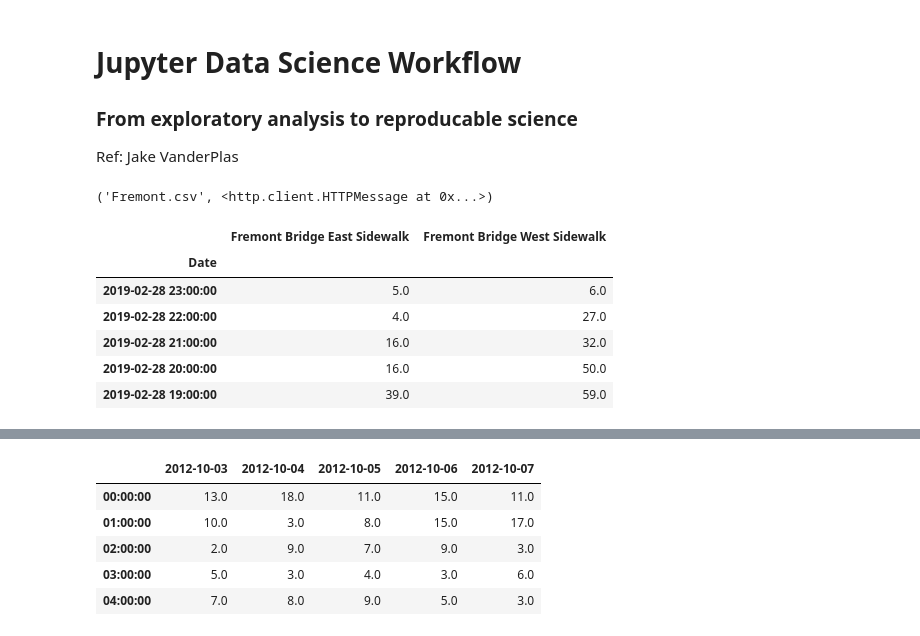
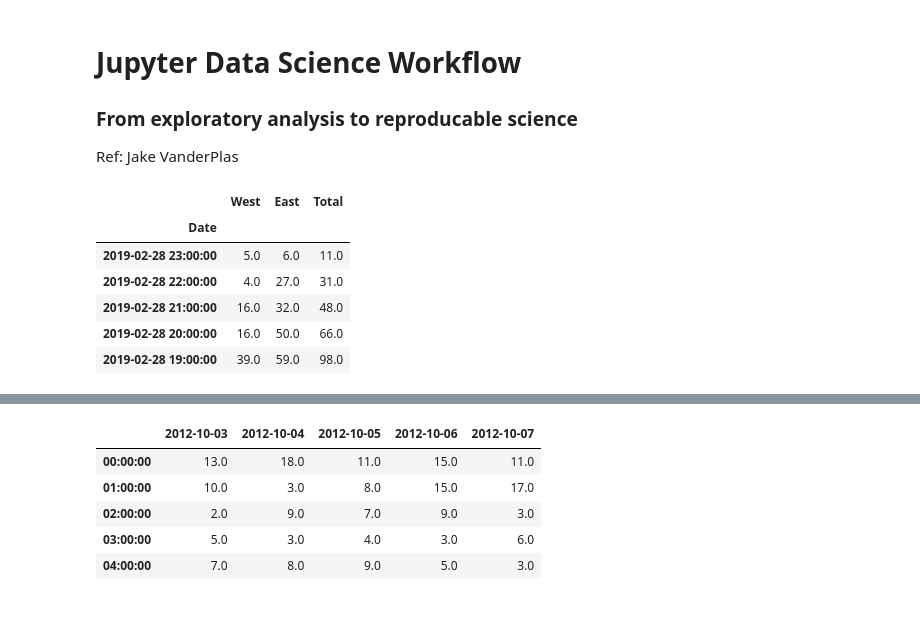
Before and after one commit to pugwala/JupyterWorkflow, a Jupyter notebook: JupyterWorkflow.ipynb, the cells around one changed output, grey strips where cells are left out. Drawn from its saved outputs; the diff is of its cells as text; code cells hidden in the pictures.

```diff
--- a/JupyterWorkflow.ipynb
+++ b/JupyterWorkflow.ipynb
@@ -9,17 +6,0 @@ URL = 'https://data.seattle.gov/api/views/65db-xm6k/rows.csv?accessType=DOWNLOAD
-# %%
-from urllib.request import urlretrieve
-urlretrieve(URL, 'Fremont.csv')
-# %% [output]
-('Fremont.csv', <http.client.HTTPMessage at 0x...>)
-# %%
-import pandas as pd
-data = pd.read_csv('Fremont.csv', index_col='Date', parse_dates=True)
-data.head()
-# %% [output]
-|  | Fremont Bridge East Sidewalk | Fremont Bridge West Sidewalk |
-| Date |  |  |
-| 2019-02-28 23:00:00 | 5.0 | 6.0 |
-| 2019-02-28 22:00:00 | 4.0 | 27.0 |
-| 2019-02-28 21:00:00 | 16.0 | 32.0 |
-| 2019-02-28 20:00:00 | 16.0 | 50.0 |
-| 2019-02-28 19:00:00 | 39.0 | 59.0 |
@@ -26 +25,12 @@ data.head()
+# %%
+data = get_freemont_data()
+data.head()
+# %% [output]
+|  | West | East | Total |
+| Date |  |  |  |
+| 2019-02-28 23:00:00 | 5.0 | 6.0 | 11.0 |
+| 2019-02-28 22:00:00 | 4.0 | 27.0 | 31.0 |
+| 2019-02-28 21:00:00 | 16.0 | 32.0 | 48.0 |
+| 2019-02-28 20:00:00 | 16.0 | 50.0 | 66.0 |
+| 2019-02-28 19:00:00 | 39.0 | 59.0 | 98.0 |
 # %%
```
Also changed, not shown: parts of 11 cells of this notebook.
